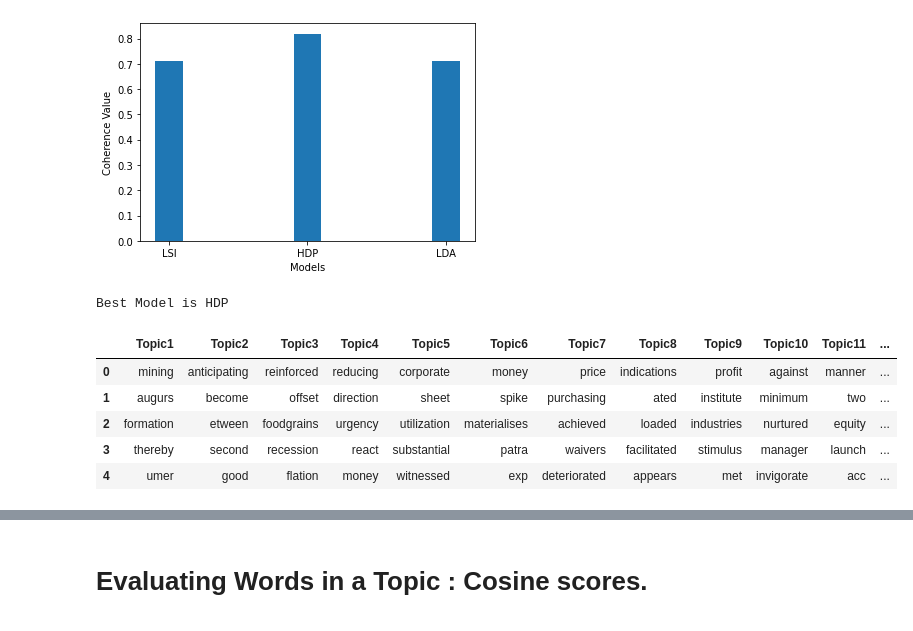
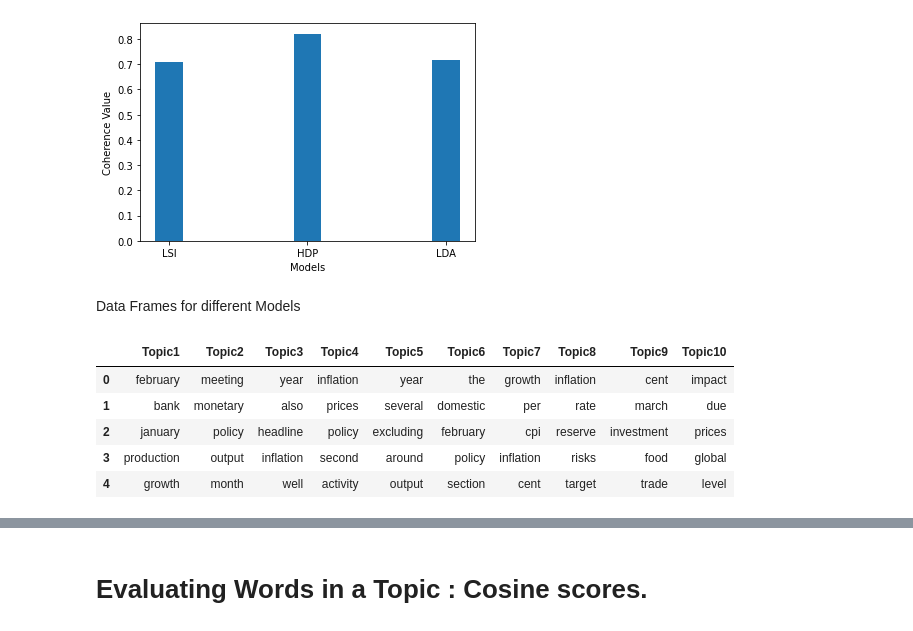
Before and after one commit to bharatbajoria/Dataset-Analytics-Modules, a Jupyter notebook: Topic_Modelling_LDA.ipynb, the cells around one changed output, grey strips where cells are left out. Cells and saved outputs as stored; diff of their text form; code cells hidden in the pictures.

```diff
--- a/Topic_Modelling_LDA.ipynb
+++ b/Topic_Modelling_LDA.ipynb
@@ -218,7 +226,7 @@ lda.show_topics(formatted=True)
 # %% [markdown]
 # LSI HDP
 # %%
-lsi=  LsiModel(corpus=X, num_topics=n, id2word=dictionary)
+lsi=  LsiModel(corpus=X, num_topics=n, id2word=dictionary,)
 hdp=  HdpModel(corpus=X, id2word=dictionary)
 # %%
 lsi_words=[topic for topicid, topic in  lsi.show_topics() ]
@@ -367,50 +375,42 @@ evaluate_bar_graph([lsi_coherence, hdp_coherence, lda_coherence],
 # %% [output]
 [figure]
+# %% [markdown]
+Data Frames for different Models
 # %%
-best_score=max(coherence_score)
-i=coherence_score.index(best_score)
-i
+#LDA Data Frame
+ldatopics = [[word for word, prob in topic] for topicid, topic in lda.show_topics(formatted=False)]
+col_lda=[]
+a='Topic'
+for i in range(len(ldatopics)):
+  col_lda.append(a+str(i+1))
 
-if i==0:
-  print("Best Model is LDA")
-  hdptopics = [[word for word, prob in topic] for topicid, topic in lda.show_topics(formatted=False)]
-  col=[]
-  a='Topic'
-  for i in range(len(hdptopics)):
-    col.append(a+str(i+1))
-  topic_df=pd.DataFrame(data=hdptopics,index=col)
-  topic_df_T=topic_df.T
+topic_df_lda=pd.DataFrame(data=ldatopics,index=col_lda)
+topic_df_T_lda=topic_df_lda.T
 
+#LSI Data Frame
+lsitopics = [[word for word, prob in topic] for topicid, topic in lsi.show_topics(formatted=False)]
+col_lsi=[]
+a='Topic'
+for i in range(len(lsitopics)):
+  col_lsi.append(a+str(i+1))
 
-if i==1 :
-  print("Best Model is LSI")
-  hdptopics = [[word for word, prob in topic] for topicid, topic in lsi.show_topics(formatted=False)]
-  col=[]
-  a='Topic'
-  for i in range(len(hdptopics)):
-    col.append(a+str(i+1))
+topic_df_lsi=pd.DataFrame(data=lsitopics,index=col_lsi)
+topic_df_T_lsi=topic_df_lsi.T
 
-  topic_df=pd.DataFrame(data=hdptopics,index=col)
-  topic_df_T=topic_df.T
-
-
-else:
-  print("Best Model is HDP")
-  hdptopics = [[word for word, prob in topic] for topicid, topic in hdp.show_topics(formatted=False)]
-  col=[]
-  a='Topic'
-  for i in range(len(hdptopics)):
-    col.append(a+str(i+1))
-  topic_df=pd.DataFrame(data=hdptopics,index=col)
-  topic_df_T=topic_df.T
+#HDP Data Frame
+hdptopics = [[word for word, prob in topic] for topicid, topic in hdp.show_topics(formatted=False)]
+col_hdp=[]
+a='Topic'
+for i in range(len(hdptopics)):
+  col_hdp.append(a+str(i+1))
+topic_df_hdp=pd.DataFrame(data=hdptopics,index=col_hdp)
+topic_df_T_hdp=topic_df_hdp.T
-# %% [output]
-Best Model is HDP
 # %%
-topic_df_T.head()
+topic_df_T_lda.head()
 # %% [output]
-|  | Topic1 | Topic2 | Topic3 | Topic4 | Topic5 | Topic6 | Topic7 | Topic8 | Topic9 | Topic10 | Topic11 | ... |
-| 0 | mining | anticipating | reinforced | reducing | corporate | money | price | indications | profit | against | manner | ... |
-| 1 | augurs | become | offset | direction | sheet | spike | purchasing | ated | institute | minimum | two | ... |
-| 2 | formation | etween | foodgrains | urgency | utilization | materialises | achieved | loaded | industries | nurtured | equity | ... |
-| 3 | thereby | second | recession | react | substantial | patra | waivers | facilitated | stimulus | manager | launch | ... |
-| 4 | umer | good | flation | money | witnessed | exp | deteriorated | appears | met | invigorate | acc | ... |
+|  | Topic1 | Topic2 | Topic3 | Topic4 | Topic5 | Topic6 | Topic7 | Topic8 | Topic9 | Topic10 |
+| 0 | february | meeting | year | inflation | year | the | growth | inflation | cent | impact |
+| 1 | bank | monetary | also | prices | several | domestic | per | rate | march | due |
+| 2 | january | policy | headline | policy | excluding | february | cpi | reserve | investment | prices |
+| 3 | production | output | inflation | second | around | policy | inflation | risks | food | global |
+| 4 | growth | month | well | activity | output | section | cent | target | trade | level |
```
Also changed, not shown: parts of 19 cells of this notebook.
